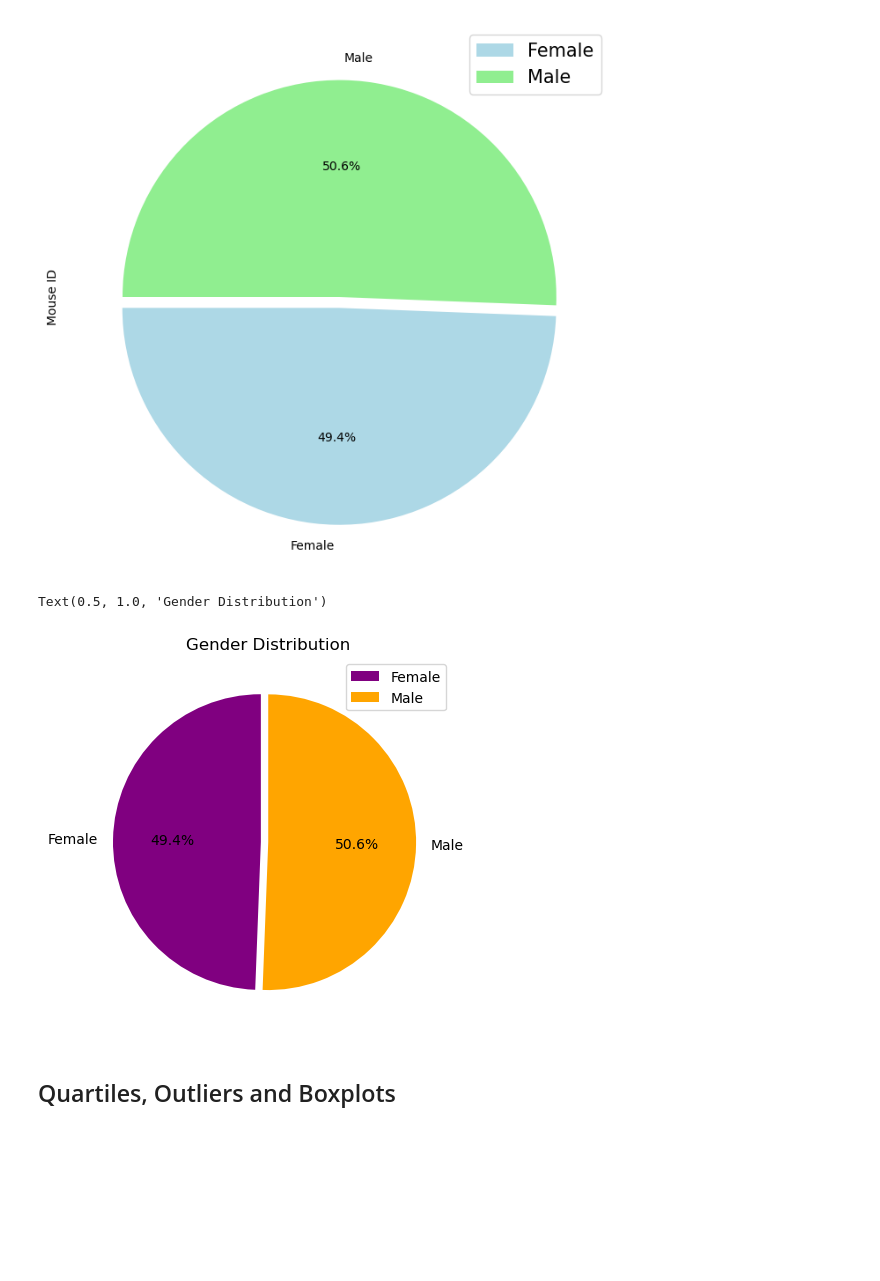
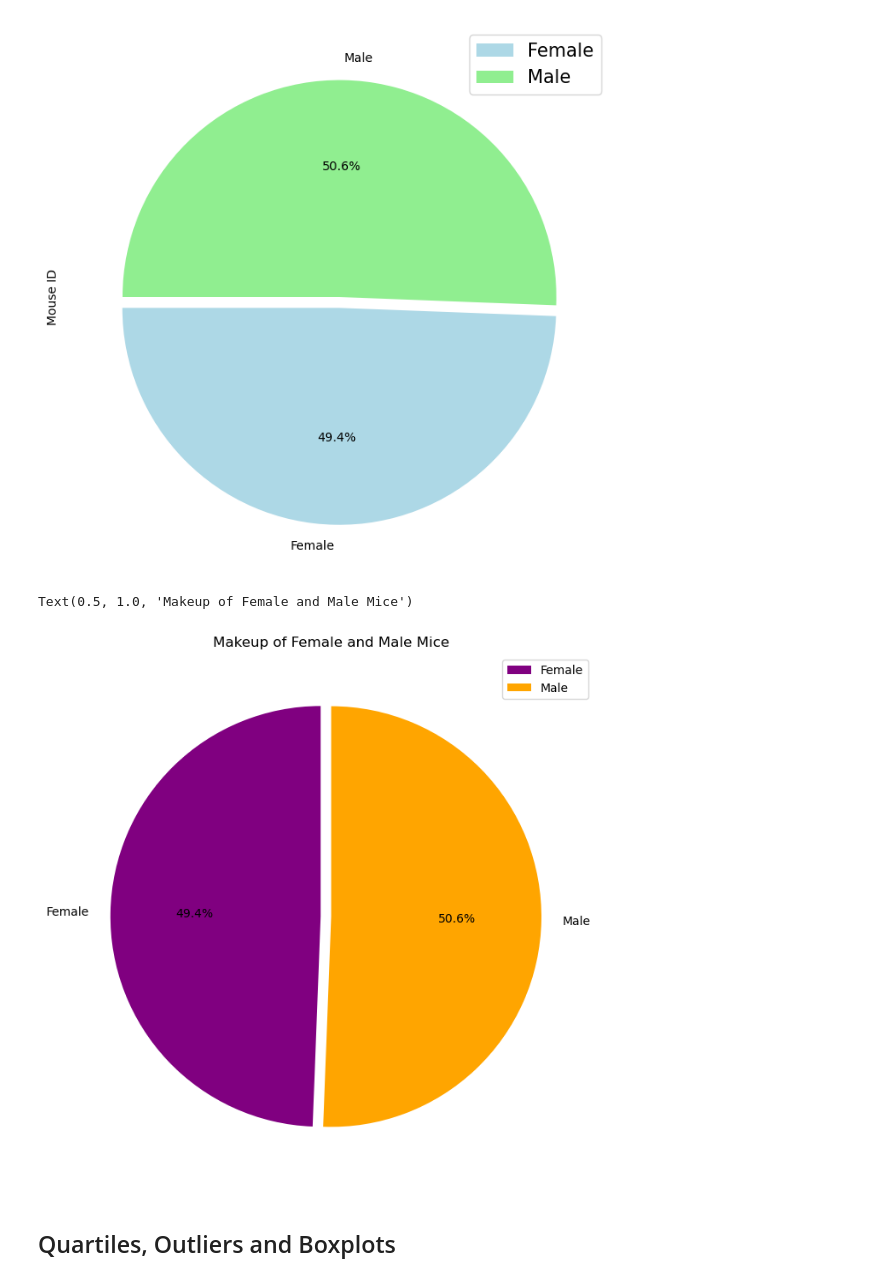
Before and after one commit to rsamma1606/Pymaceuticals, a Jupyter notebook: pymaceuticals_starter.ipynb, the cells around one changed output. Saved outputs shown, nothing was run; the diff lists cells and outputs as text; code cells hidden in the pictures; blank space fills up the shorter version.

```diff
--- a/pymaceuticals_starter.ipynb
+++ b/pymaceuticals_starter.ipynb
@@ -191,7 +191,7 @@ plt.legend
 # %%
 # Generate a pie plot showing the distribution of female versus male mice using Pandas
-sex_distribution = merged_data.groupby(["Sex"]).count()["Mouse ID"]
-sex_distribution
+gender_distribution = merged_data.groupby(["Sex"]).count()["Mouse ID"]
+gender_distribution
 # %% [output]
 Sex
 Female    935
@@ -208,15 +208,15 @@ panPie_plot.legend(["Female", "Male"], prop={'size': 15})
 [figure]
 # %%
 # Generate a pie plot showing the distribution of female versus male mice using pyplot
-colors = ['purple', 'orange']
+colours = ['purple', 'orange']
 explode = (0.05, 0)
-plt.pie(sex_distribution, explode=explode, labels=sex_distribution.index.values, colors=colors, autopct="%1.1f%%", startangle=90)
+plt.pie(gender_distribution, explode=explode, labels=gender_distribution.index.values, colors=colours, autopct="%1.1f%%", startangle=90)
 plt.legend(["Female", "Male"], prop={'size': 10})
 plt.rcParams['figure.figsize'] = (8,8)
-plt.title('Gender Distribution')
+plt.title('Makeup of Female and Male Mice')
 # %% [output]
-Text(0.5, 1.0, 'Gender Distribution')
+Text(0.5, 1.0, 'Makeup of Female and Male Mice')
-[figure, old version]
+[figure, new version]
 # %% [markdown]
 ## Quartiles, Outliers and Boxplots
 # %%
```
Also changed, not shown: parts of 11 cells of this notebook.
